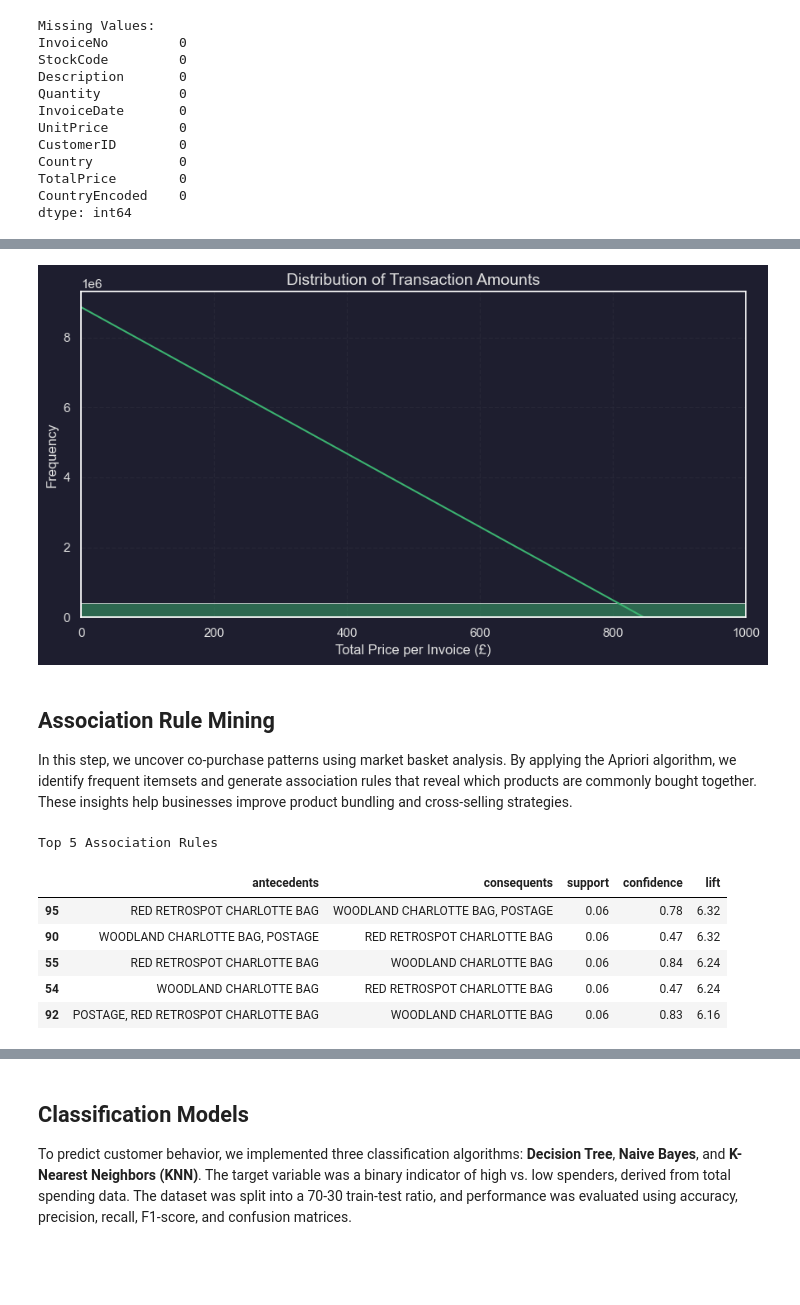
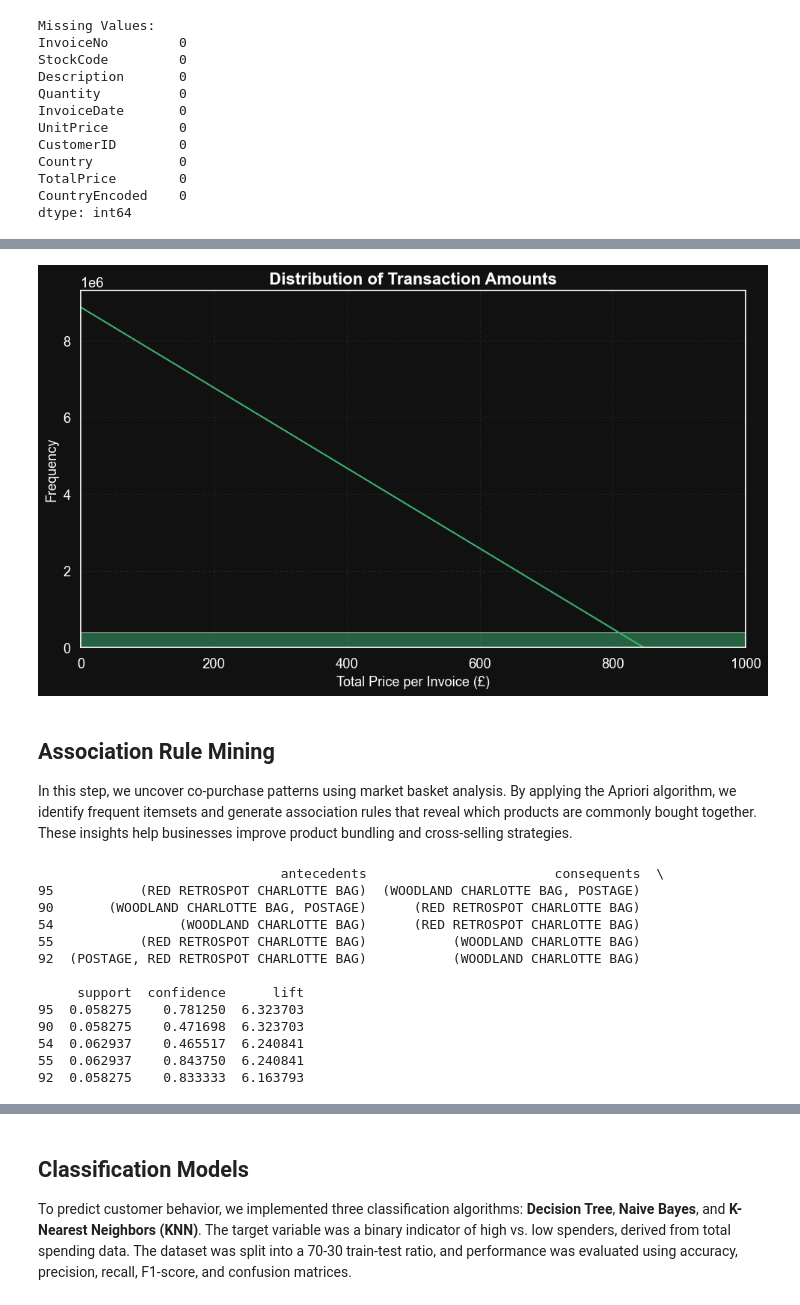
Before and after one commit to Rimocide/DataMiningProject, a Jupyter notebook: projectcode.ipynb, the cells around one changed output, grey strips where cells are left out. Drawn from its saved outputs; the diff is of its cells as text; code cells hidden in the pictures; blank space fills up the shorter version.

```diff
--- a/projectcode.ipynb
+++ b/projectcode.ipynb
@@ -278,16 +382,36 @@ Passing `palette` without assigning `hue` is deprecated and will be removed in v
 # %%
-#Transaction distribution
-plt.figure(figsize=(9, 5))
-sns.histplot(df['TotalPrice'], bins=100, color='mediumseagreen', kde=True)
-plt.xlim(0, 1000)  # To prevent extreme outlier distortion
-plt.title('Distribution of Transaction Amounts', fontsize=14)
-plt.xlabel('Total Price per Invoice (£)')
-plt.ylabel('Frequency')
-plt.grid(True, linestyle='--', alpha=0.6)
+import matplotlib.pyplot as plt
+import seaborn as sns
+
+# Set dark theme
+sns.set_theme(style="dark", rc={
+    'axes.facecolor': '#111111',
+    'figure.facecolor': '#111111',
+    'axes.edgecolor': 'white',
+    'text.color': 'white',
+    'axes.labelcolor': 'white',
+    'xtick.color': 'white',
+    'ytick.color': 'white',
+    'grid.color': '#333333',
+    'font.family': 'sans-serif',
+}, font_scale=1.2)
+
+# Plot
+plt.figure(figsize=(10, 6))
+sns.histplot(df['TotalPrice'], bins=100, color='mediumseagreen', kde=True, edgecolor=None)
+
+# Limit x-axis to avoid distortion from outliers
+plt.xlim(0, 1000)
+
+# Labels and formatting
+plt.title('Distribution of Transaction Amounts', fontsize=16, weight='bold')
+plt.xlabel('Total Price per Invoice (£)', fontsize=13)
+plt.ylabel('Frequency', fontsize=13)
+plt.grid(True, linestyle='--', alpha=0.4)
 plt.tight_layout()
 plt.show()
 # %% [output]
-[figure, old version]
+[figure, new version]
 # %% [markdown]
 ## Association Rule Mining
 
@@ -306,7 +430,6 @@ basket_grouped = basket.groupby(['InvoiceNo', 'Description'])['Quantity'].sum().
 # Step 4: Binary encode
 basket_encoded = basket_grouped.applymap(lambda x: 1 if x > 0 else 0)
 # %%
-import pandas as pd
 # Step 5: Run Apriori
 from mlxtend.frequent_patterns import apriori, association_rules
 
@@ -315,26 +438,18 @@ rules = association_rules(frequent_itemsets, metric='lift', min_threshold=1.0)
 
 # Step 6: Show top rules
 rules_sorted = rules.sort_values(by='lift', ascending=False).head(5)
-# Format antecedents and consequents for readability
-rules_sorted['antecedents'] = rules_sorted['antecedents'].apply(lambda x: ', '.join(list(x)))
-rules_sorted['consequents'] = rules_sorted['consequents'].apply(lambda x: ', '.join(list(x)))
-
-# Display as a clean styled table
-styled_rules = rules_sorted[['antecedents', 'consequents', 'support', 'confidence', 'lift']].style \
-    .background_gradient(cmap='Blues', subset=['lift']) \
-    .set_caption("Top 5 Association Rules") \
-    .format({
-        'support': '{:.2f}',
-        'confidence': '{:.2f}',
-        'lift': '{:.2f}'
-    })
-
-styled_rules
+print(rules_sorted[['antecedents', 'consequents', 'support', 'confidence', 'lift']])
 # %% [output]
-Top 5 Association Rules
+                               antecedents                        consequents  \
+95           (RED RETROSPOT CHARLOTTE BAG)  (WOODLAND CHARLOTTE BAG, POSTAGE)
+90       (WOODLAND CHARLOTTE BAG, POSTAGE)      (RED RETROSPOT CHARLOTTE BAG)
+54                (WOODLAND CHARLOTTE BAG)      (RED RETROSPOT CHARLOTTE BAG)
+55           (RED RETROSPOT CHARLOTTE BAG)           (WOODLAND CHARLOTTE BAG)
+92  (POSTAGE, RED RETROSPOT CHARLOTTE BAG)           (WOODLAND CHARLOTTE BAG)
+
+     support  confidence      lift
+95  0.058275    0.781250  6.323703
+90  0.058275    0.471698  6.323703
+54  0.062937    0.465517  6.240841
+55  0.062937    0.843750  6.240841
+92  0.058275    0.833333  6.163793
-|  | antecedents | consequents | support | confidence | lift |
-| 95 | RED RETROSPOT CHARLOTTE BAG | WOODLAND CHARLOTTE BAG, POSTAGE | 0.06 | 0.78 | 6.32 |
-| 90 | WOODLAND CHARLOTTE BAG, POSTAGE | RED RETROSPOT CHARLOTTE BAG | 0.06 | 0.47 | 6.32 |
-| 55 | RED RETROSPOT CHARLOTTE BAG | WOODLAND CHARLOTTE BAG | 0.06 | 0.84 | 6.24 |
-| 54 | WOODLAND CHARLOTTE BAG | RED RETROSPOT CHARLOTTE BAG | 0.06 | 0.47 | 6.24 |
-| 92 | POSTAGE, RED RETROSPOT CHARLOTTE BAG | WOODLAND CHARLOTTE BAG | 0.06 | 0.83 | 6.16 |
```
Also changed, not shown: parts of 22 cells of this notebook, 2 other files.
